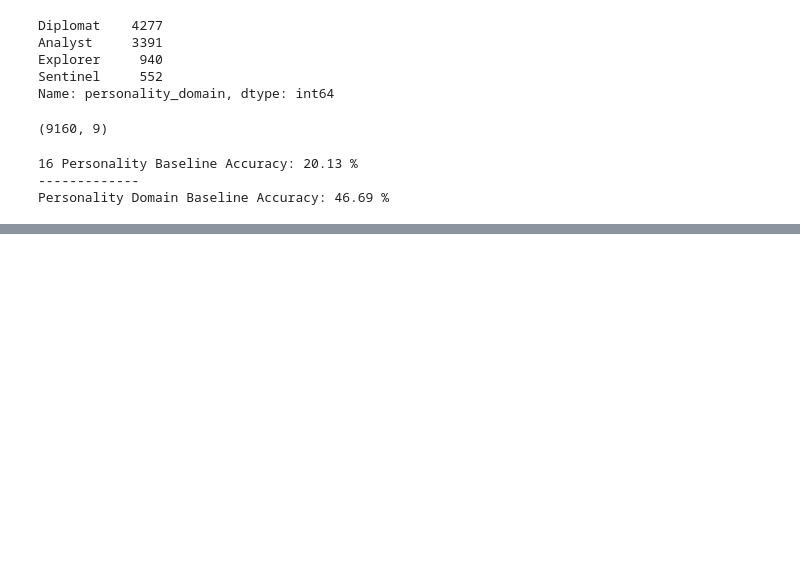
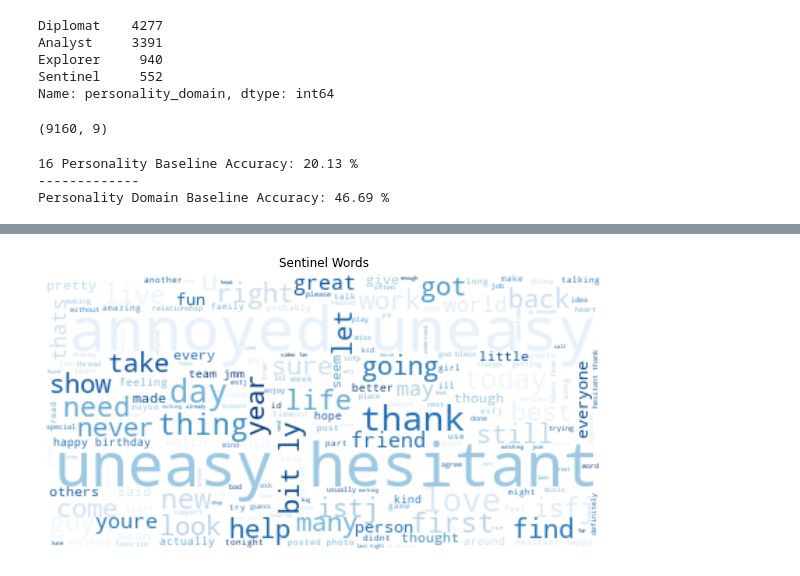
Before and after one commit to twitter-personality-predictor/capstone-project, a Jupyter notebook: michael/model_michael.ipynb, the cells around one changed output, grey strips where cells are left out. Cells and saved outputs as stored; diff of their text form; code cells hidden in the pictures; blank space fills up the shorter version.

```diff
--- a/michael/model_michael.ipynb
+++ b/michael/model_michael.ipynb
@@ -1498,0 +1710,10 @@ Name: J_P, dtype: float64
+# %%
+wc = WordCloud(background_color='white', colormap = 'Blues').generate(' '.join(Sentinel_words))
+plt.figure(figsize=[10,10])
+plt.tight_layout()
+plt.imshow(wc, interpolation="bilinear")
+plt.axis("off")
+plt.title('Sentinel Words')
+plt.show()
+# %% [output]
+[figure, added]
```
Also changed, not shown: parts of 41 cells of this notebook.
